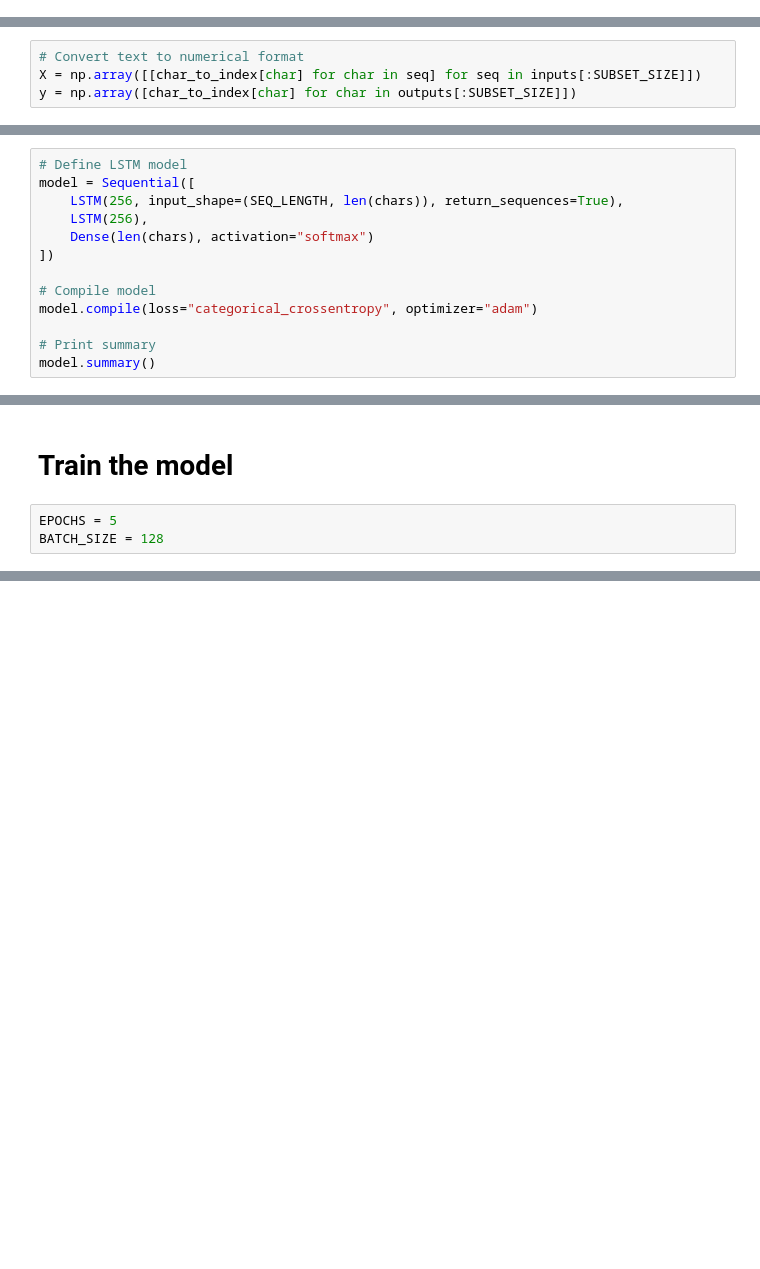
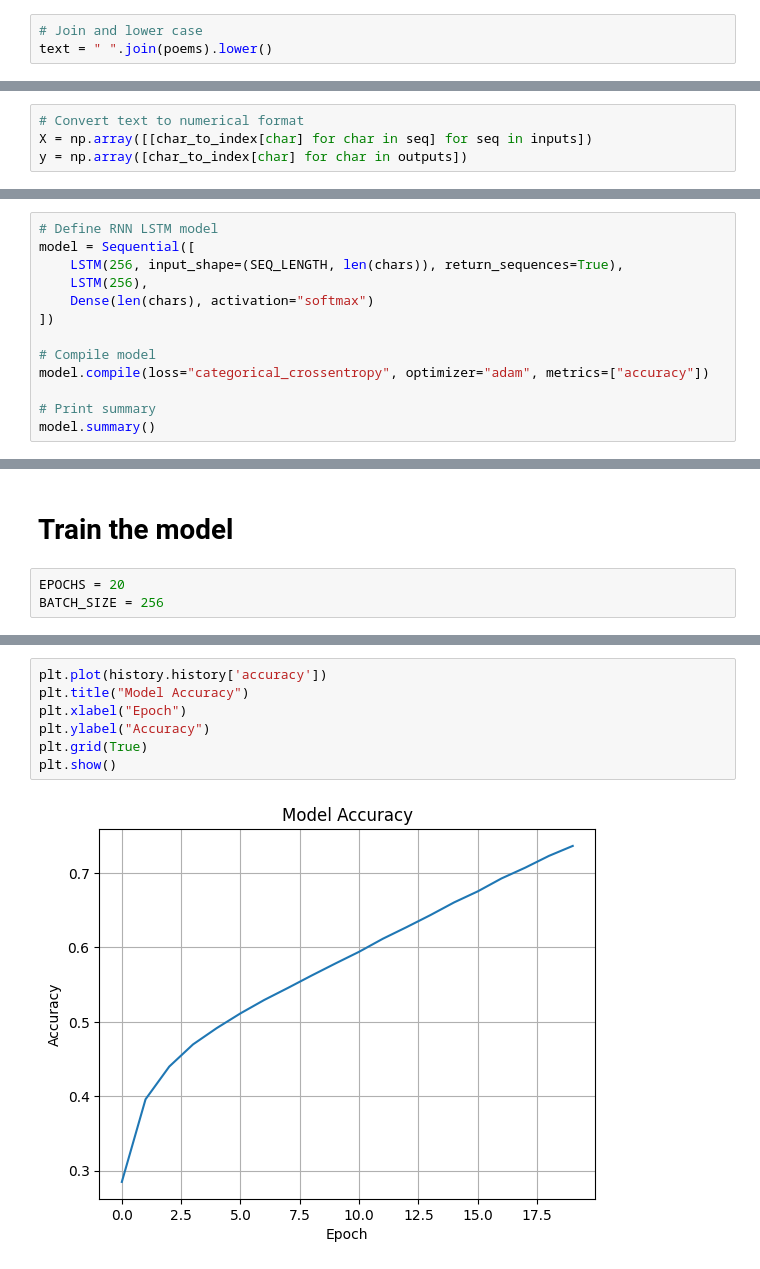
Before and after one commit to Qadeer1813/Data-Science-and-Machine-Learning-RNN, a Jupyter notebook: RNN Model Attempt/RNN_Model.ipynb, the cells around one changed output, grey strips where cells are left out. Saved outputs shown, nothing was run; the diff lists cells and outputs as text; blank space fills up the shorter version.

```diff
--- a/RNN Model Attempt/RNN_Model.ipynb
+++ b/RNN Model Attempt/RNN_Model.ipynb
@@ -62,3 +52,6 @@ text = " ".join(data['Content'].tolist()).lower()
+# %%
+# Join and lower case
+text = " ".join(poems).lower()
 # %%
 # Print sample after cleaning
 print("Sample text:\n", text[:1000])
@@ -113,5 +92,5 @@ subset_size = min(SUBSET_SIZE, len(inputs))
 # %%
 # Convert text to numerical format
-X = np.array([[char_to_index[char] for char in seq] for seq in inputs[:SUBSET_SIZE]])
-y = np.array([char_to_index[char] for char in outputs[:SUBSET_SIZE]])
+X = np.array([[char_to_index[char] for char in seq] for seq in inputs])
+y = np.array([char_to_index[char] for char in outputs])
 # %%
@@ -132,7 +111,7 @@ New y shape (one-hot encoded): (100000, 249)
 # %% [markdown]
 # Build the model
 # %%
-# Define LSTM model
+# Define RNN LSTM model
 model = Sequential([
     LSTM(256, input_shape=(SEQ_LENGTH, len(chars)), return_sequences=True),
     LSTM(256),
@@ -140,7 +119,7 @@ model = Sequential([
 ])
 
 # Compile model
-model.compile(loss="categorical_crossentropy", optimizer="adam")
+model.compile(loss="categorical_crossentropy", optimizer="adam", metrics=["accuracy"])
 
 # Print summary
 model.summary()
@@ -167,8 +146,8 @@ _________________________________________________________________
 # %% [markdown]
 # Train the model
 # %%
-EPOCHS = 5
-BATCH_SIZE = 128
+EPOCHS = 20
+BATCH_SIZE = 256
 # %%
 history = model.fit(
     X,
@@ -191,0 +180,9 @@ Epoch 5/5
+# %%
+plt.plot(history.history['accuracy'])
+plt.title("Model Accuracy")
+plt.xlabel("Epoch")
+plt.ylabel("Accuracy")
+plt.grid(True)
+plt.show()
+# %% [output]
+[figure, added]
```
Also changed, not shown: parts of 29 cells of this notebook, 1 other file.
